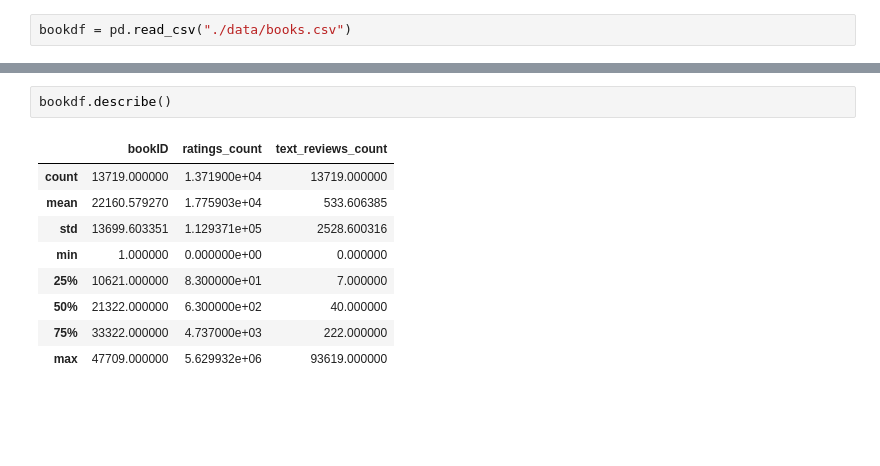
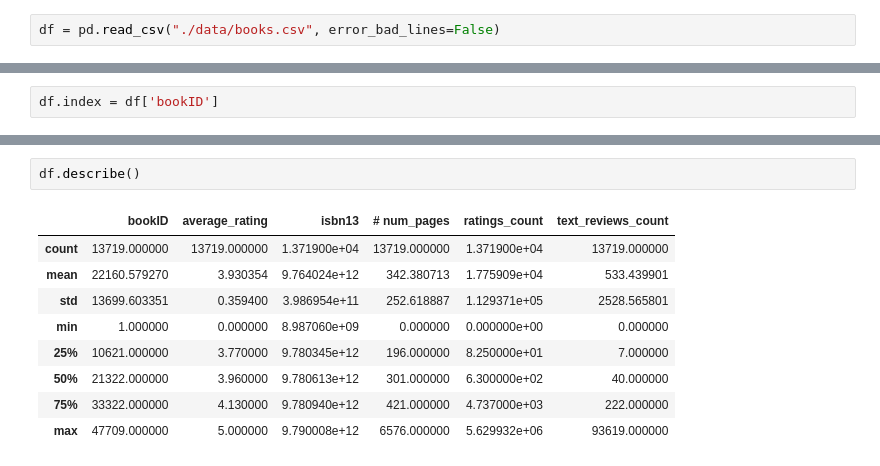
Before and after one commit to DanielPDWalker/Goodreads-Exploratory-Data-Analysis, a Jupyter notebook: Goodreadsbooks.ipynb, the cells around one changed output, grey strips where cells are left out. Drawn from its saved outputs; the diff is of its cells as text; blank space fills up the shorter version.

```diff
--- a/Goodreadsbooks.ipynb
+++ b/Goodreadsbooks.ipynb
@@ -7,2 +17,2 @@ import seaborn as sb
 # %%
-bookdf = pd.read_csv("./data/books.csv")
+df = pd.read_csv("./data/books.csv", error_bad_lines=False)
@@ -15 +19,3 @@ bookdf.head(2)
+# %%
+df.index = df['bookID']
 # %%
@@ -21,13 +28,13 @@ bookdf.tail(2)
 # %%
-bookdf.describe()
+df.describe()
 # %% [output]
-|  | bookID | ratings_count | text_reviews_count |
-| count | 13719.000000 | 1.371900e+04 | 13719.000000 |
-| mean | 22160.579270 | 1.775903e+04 | 533.606385 |
-| std | 13699.603351 | 1.129371e+05 | 2528.600316 |
-| min | 1.000000 | 0.000000e+00 | 0.000000 |
-| 25% | 10621.000000 | 8.300000e+01 | 7.000000 |
-| 50% | 21322.000000 | 6.300000e+02 | 40.000000 |
-| 75% | 33322.000000 | 4.737000e+03 | 222.000000 |
-| max | 47709.000000 | 5.629932e+06 | 93619.000000 |
+|  | bookID | average_rating | isbn13 | # num_pages | ratings_count | text_reviews_count |
+| count | 13719.000000 | 13719.000000 | 1.371900e+04 | 13719.000000 | 1.371900e+04 | 13719.000000 |
+| mean | 22160.579270 | 3.930354 | 9.764024e+12 | 342.380713 | 1.775909e+04 | 533.439901 |
+| std | 13699.603351 | 0.359400 | 3.986954e+11 | 252.618887 | 1.129371e+05 | 2528.565801 |
+| min | 1.000000 | 0.000000 | 8.987060e+09 | 0.000000 | 0.000000e+00 | 0.000000 |
+| 25% | 10621.000000 | 3.770000 | 9.780345e+12 | 196.000000 | 8.250000e+01 | 7.000000 |
+| 50% | 21322.000000 | 3.960000 | 9.780613e+12 | 301.000000 | 6.300000e+02 | 40.000000 |
+| 75% | 33322.000000 | 4.130000 | 9.780940e+12 | 421.000000 | 4.737000e+03 | 222.000000 |
+| max | 47709.000000 | 5.000000 | 9.790008e+12 | 6576.000000 | 5.629932e+06 | 93619.000000 |
 # %%
```
Also changed, not shown: parts of 16 cells of this notebook.
